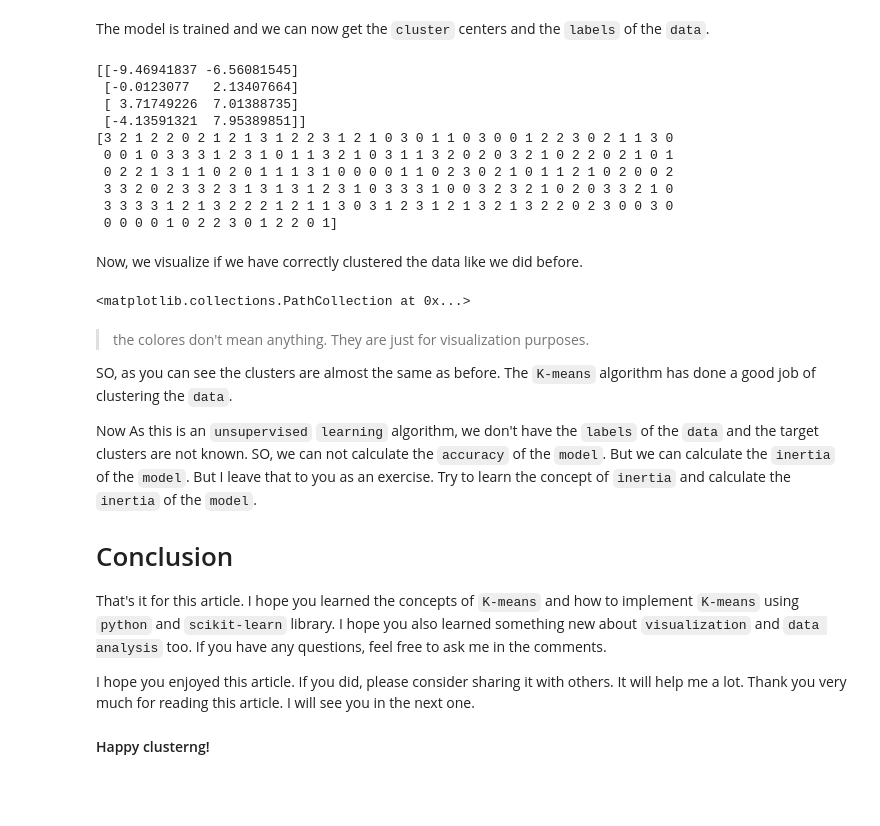
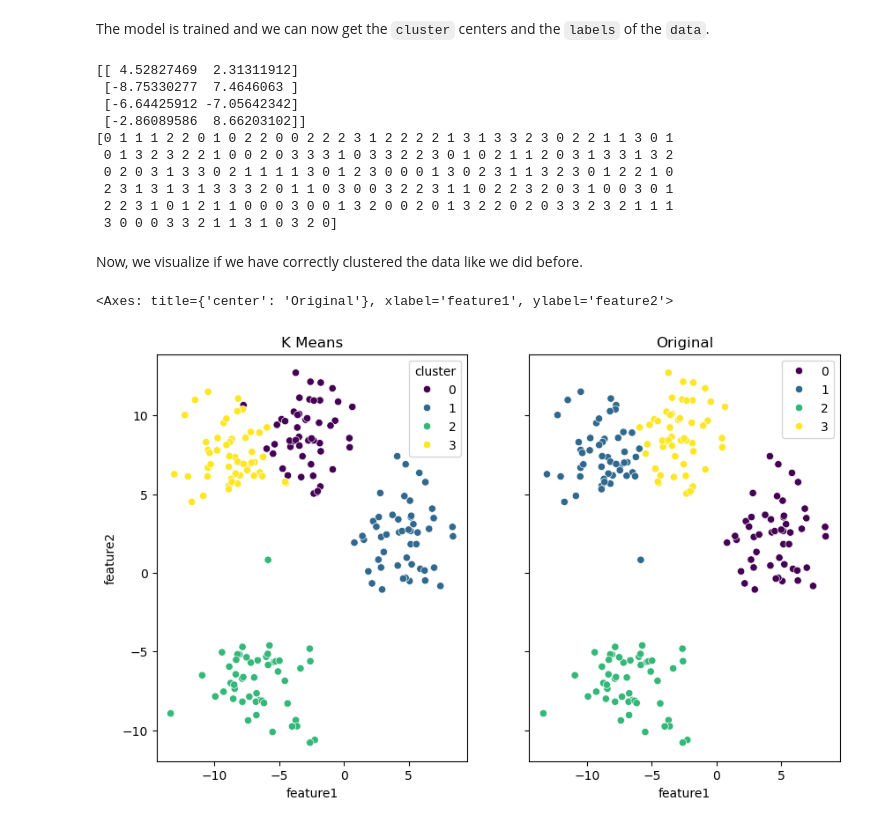
Before and after one commit to RishatTalukder/Machine-Learning-Zero-to-Hero, a Jupyter notebook: 14_K_Means_Clustering/30_K_Means_Clustering.ipynb, the cells around one changed output. Cells and saved outputs as stored; diff of their text form; code cells hidden in the pictures; blank space fills up the shorter version.

```diff
--- a/14_K_Means_Clustering/30_K_Means_Clustering.ipynb
+++ b/14_K_Means_Clustering/30_K_Means_Clustering.ipynb
@@ -499,45 +308,34 @@ KMeans(n_clusters=4)
 # %% [markdown]
 The model is trained and we can now get the `cluster` centers and the `labels` of the `data`.
 # %%
-clusters = kmeans.cluster_centers_
-print(clusters)
+pred_clusters = kmeans.cluster_centers_
+print(pred_clusters)
 
 labels = kmeans.labels_
 print(labels)
 # %% [output]
-[[-9.46941837 -6.56081545]
- [-0.0123077   2.13407664]
- [ 3.71749226  7.01388735]
- [-4.13591321  7.95389851]]
-[3 2 1 2 2 0 2 1 2 1 3 1 2 2 3 1 2 1 0 3 0 1 1 0 3 0 0 1 2 2 3 0 2 1 1 3 0
- 0 0 1 0 3 3 3 1 2 3 1 0 1 1 3 2 1 0 3 1 1 3 2 0 2 0 3 2 1 0 2 2 0 2 1 0 1
- 0 2 2 1 3 1 1 0 2 0 1 1 1 3 1 0 0 0 0 1 1 0 2 3 0 2 1 0 1 1 2 1 0 2 0 0 2
- 3 3 2 0 2 3 3 2 3 1 3 1 3 1 2 3 1 0 3 3 3 1 0 0 3 2 3 2 1 0 2 0 3 3 2 1 0
- 3 3 3 3 1 2 1 3 2 2 2 1 2 1 1 3 0 3 1 2 3 1 2 1 3 2 1 3 2 2 0 2 3 0 0 3 0
- 0 0 0 0 1 0 2 2 3 0 1 2 2 0 1]
+[[ 4.52827469  2.31311912]
+ [-8.75330277  7.4646063 ]
+ [-6.64425912 -7.05642342]
+ [-2.86089586  8.66203102]]
+[0 1 1 1 2 2 0 1 0 2 2 0 0 2 2 2 3 1 2 2 2 2 1 3 1 3 3 2 3 0 2 2 1 1 3 0 1
+ 0 1 3 2 3 2 2 1 0 0 2 0 3 3 3 1 0 3 3 2 2 3 0 1 0 2 1 1 2 0 3 1 3 3 1 3 2
+ 0 2 0 3 1 3 3 0 2 1 1 1 1 3 0 1 2 3 0 0 0 1 3 0 2 3 1 1 3 2 3 0 1 2 2 1 0
+ 2 3 1 3 1 3 1 3 3 3 2 0 1 1 0 3 0 0 3 2 2 3 1 1 0 2 2 3 2 0 3 1 0 0 3 0 1
+ 2 2 3 1 0 1 2 1 1 0 0 0 3 0 0 1 3 2 0 0 2 0 1 3 2 2 0 2 0 3 3 2 3 2 1 1 1
+ 3 0 0 0 3 3 2 1 1 3 1 0 3 2 0]
 # %% [markdown]
 Now, we visualize if we have correctly clustered the data like we did before.
 # %%
+from matplotlib import pyplot as plt
+
 fig, (ax1, ax2) = plt.subplots(1, 2, sharey=True, figsize=(10,6))
 
 ax1.set_title('K Means')
-ax1.scatter(features[:,0], features[:,1], c=labels, cmap='rainbow')
+sns.scatterplot(data=df, x='feature1', y='feature2', hue='cluster', palette='viridis', ax=ax1)
 
 ax2.set_title('Original')
-ax2.scatter(features[:,0], features[:,1], c=cluster, cmap='rainbow')
+sns.scatterplot(data=df, x='feature1', y='feature2', hue=labels, palette='viridis', ax=ax2)
 # %% [output]
-<matplotlib.collections.PathCollection at 0x...>
+<Axes: title={'center': 'Original'}, xlabel='feature1', ylabel='feature2'>
+[figure, added]
-# %% [markdown]
-> the colores don't mean anything. They are just for visualization purposes.
-
-SO, as you can see the clusters are almost the same as before. The `K-means` algorithm has done a good job of clustering the `data`.
-
-Now As this is an `unsupervised` `learning` algorithm, we don't have the `labels` of the `data` and the target clusters are not known. SO, we can not calculate the `accuracy` of the `model`. But we can calculate the `inertia` of the `model`. But I leave that to you as an exercise. Try to learn the concept of `inertia` and calculate the `inertia` of the `model`.
-
-# Conclusion
-
-That's it for this article. I hope you learned the concepts of `K-means` and how to implement `K-means` using `python` and `scikit-learn` library. I hope you also learned something new about `visualization` and `data analysis` too. If you have any questions, feel free to ask me in the comments.
-
-I hope you enjoyed this article. If you did, please consider sharing it with others. It will help me a lot. Thank you very much for reading this article. I will see you in the next one.
-
-#### Happy clusterng!
```
Also changed, not shown: parts of 25 cells of this notebook.
